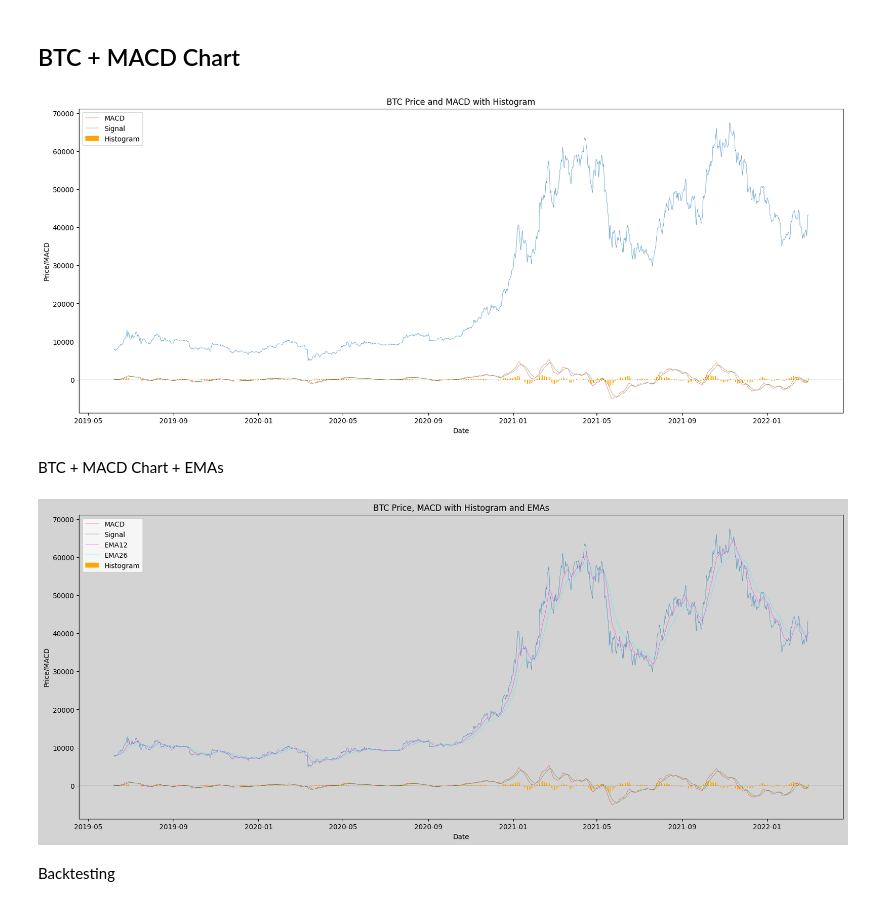
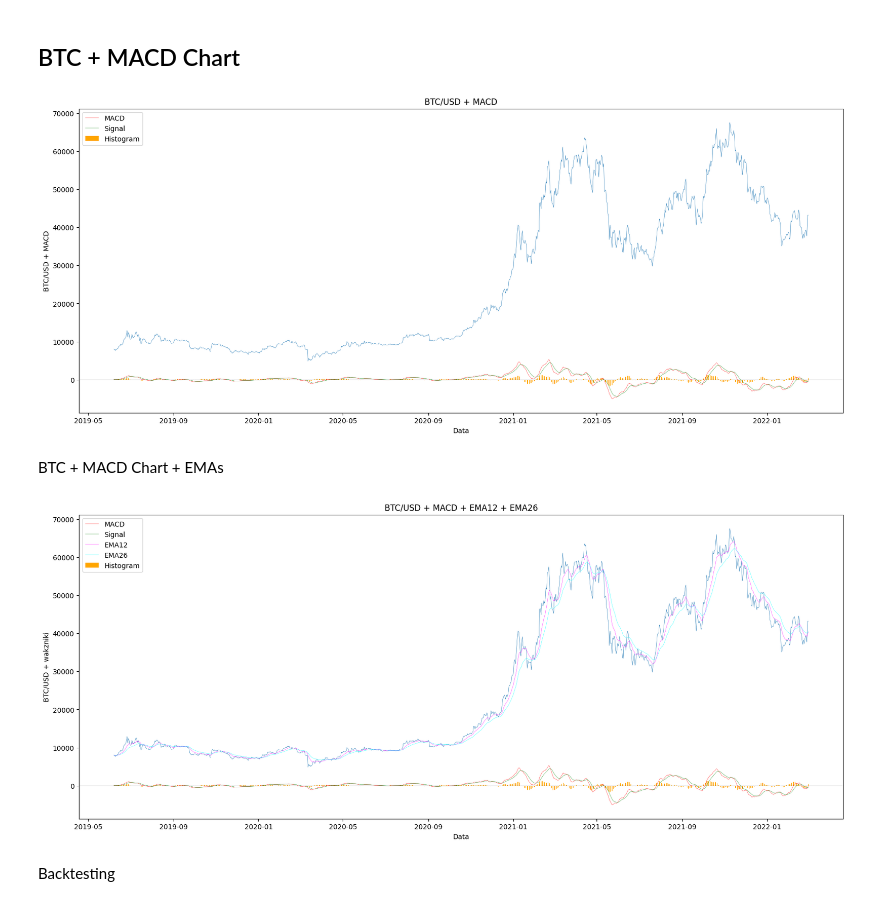
Before and after one commit to timschopinski/macd-analysis, a Jupyter notebook: main.ipynb, the cells around one changed output. Saved outputs shown, nothing was run; the diff lists cells and outputs as text; code cells hidden in the pictures.

```diff
--- a/main.ipynb
+++ b/main.ipynb
@@ -148,39 +148,39 @@ plt.bar(macd_data.index, macd_data['histogram'], color='orange', width=0.4, labe
 
 plt.axhline(0, color='black', lw=0.1)
 
-plt.xlabel('Date')
-plt.ylabel('Price/MACD')
-plt.title('BTC Price and MACD with Histogram')
+plt.xlabel('Data')
+plt.ylabel('BTC/USD + MACD')
+plt.title('BTC/USD + MACD')
 plt.legend(loc='upper left')
 plt.savefig('charts/daily/btc_and_macd.png')
 plt.show()
 # %% [output]
-[figure, old version]
+[figure, new version]
 # %% [markdown]
 BTC + MACD Chart + EMAs
 # %%
 fig, ax = plt.subplots(figsize=(20, 8))
-ax.set_facecolor('lightgray')
-fig.set_facecolor('lightgray')
+ax.set_facecolor('white')
+fig.set_facecolor('white')
 plt.plot(btc_data['close'], lw=0.4)
 plt.plot(macd_data['macd'], label='MACD', color='red', lw=0.3)
 plt.plot(macd_data['signal'], label='Signal', color='green', lw=0.3)
 plt.plot(macd_data['ema12'], label='EMA12', color='magenta', lw=0.3)
 plt.plot(macd_data['ema26'], label='EMA26', color='cyan', lw=0.3)
 
 
 plt.bar(macd_data.index, macd_data['histogram'], color='orange', width=0.4, label='Histogram')
 
 plt.axhline(0, color='black', lw=0.1)
 
-plt.xlabel('Date')
-plt.ylabel('Price/MACD')
-plt.title('BTC Price, MACD with Histogram and EMAs')
+plt.xlabel('Data')
+plt.ylabel('BTC/USD + wakzniki')
+plt.title('BTC/USD + MACD + EMA12 + EMA26')
 plt.legend(loc='upper left')
-
+plt.savefig('charts/daily/btc_and_macd_and_emas.png')
 plt.show()
 # %% [output]
-[figure, old version]
+[figure, new version]
 # %% [markdown]
 Backtesting
 # %%
```
Also changed, not shown: parts of 29 cells of this notebook, 16 other files.
